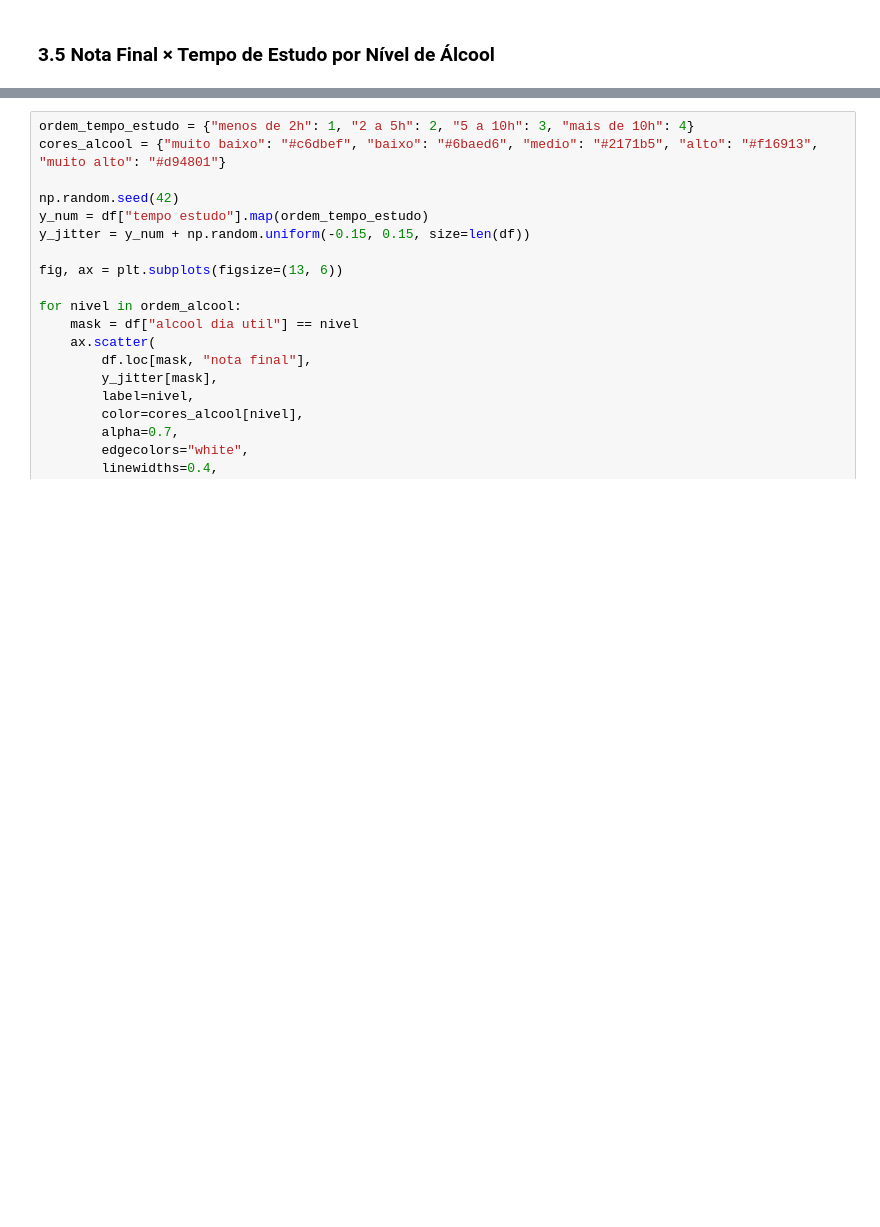
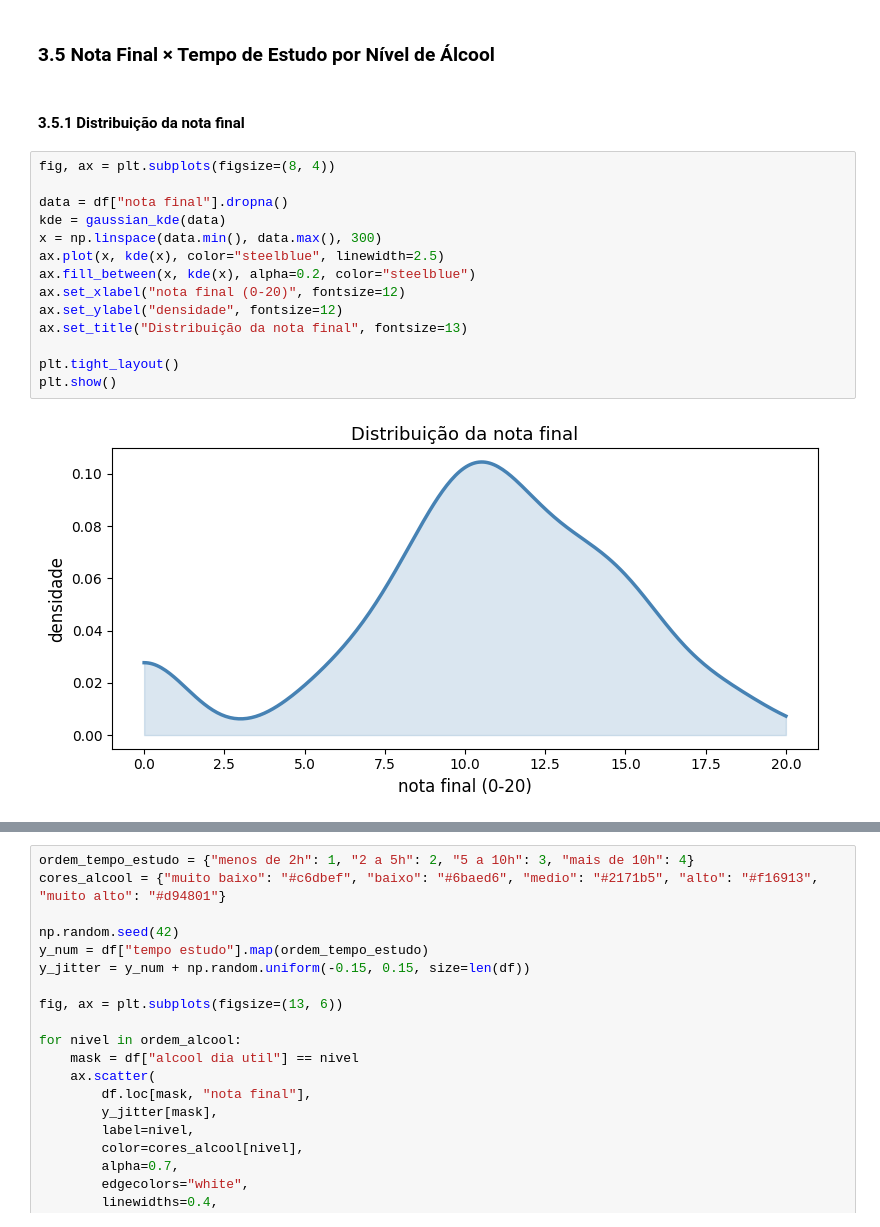
Before and after one commit to heitorctmba/01_estatistica-student_alcohol, a Jupyter notebook: student_alcohol.ipynb, the cells around one changed output, grey strips where cells are left out. Cells and saved outputs as stored; diff of their text form; blank space fills up the shorter version.

```diff
--- a/student_alcohol.ipynb
+++ b/student_alcohol.ipynb
@@ -276,3 +276,21 @@ plt.show()
 - a diferença existe, porem são dados com poucas amostras da classe de `pais separados`
 # %% [markdown]
 ### 3.5 Nota Final × Tempo de Estudo por Nível de Álcool
+# %% [markdown]
+#### 3.5.1 Distribuição da nota final
+# %%
+fig, ax = plt.subplots(figsize=(8, 4))
+
+data = df["nota final"].dropna()
+kde = gaussian_kde(data)
+x = np.linspace(data.min(), data.max(), 300)
+ax.plot(x, kde(x), color="steelblue", linewidth=2.5)
+ax.fill_between(x, kde(x), alpha=0.2, color="steelblue")
+ax.set_xlabel("nota final (0-20)", fontsize=12)
+ax.set_ylabel("densidade", fontsize=12)
+ax.set_title("Distribuição da nota final", fontsize=13)
+
+plt.tight_layout()
+plt.show()
+# %% [output]
+[figure, added]
```
Also changed, not shown: parts of 12 cells of this notebook.
